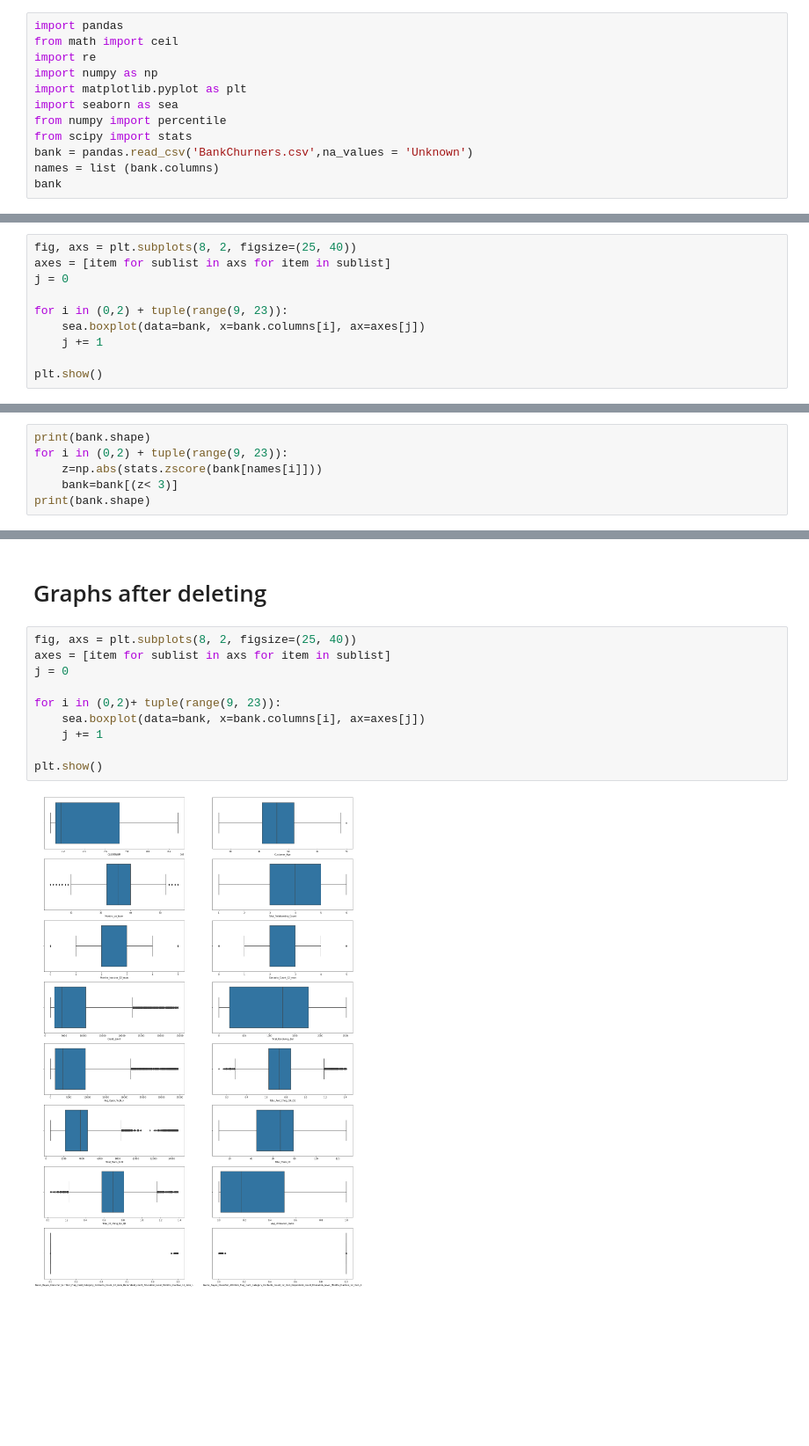
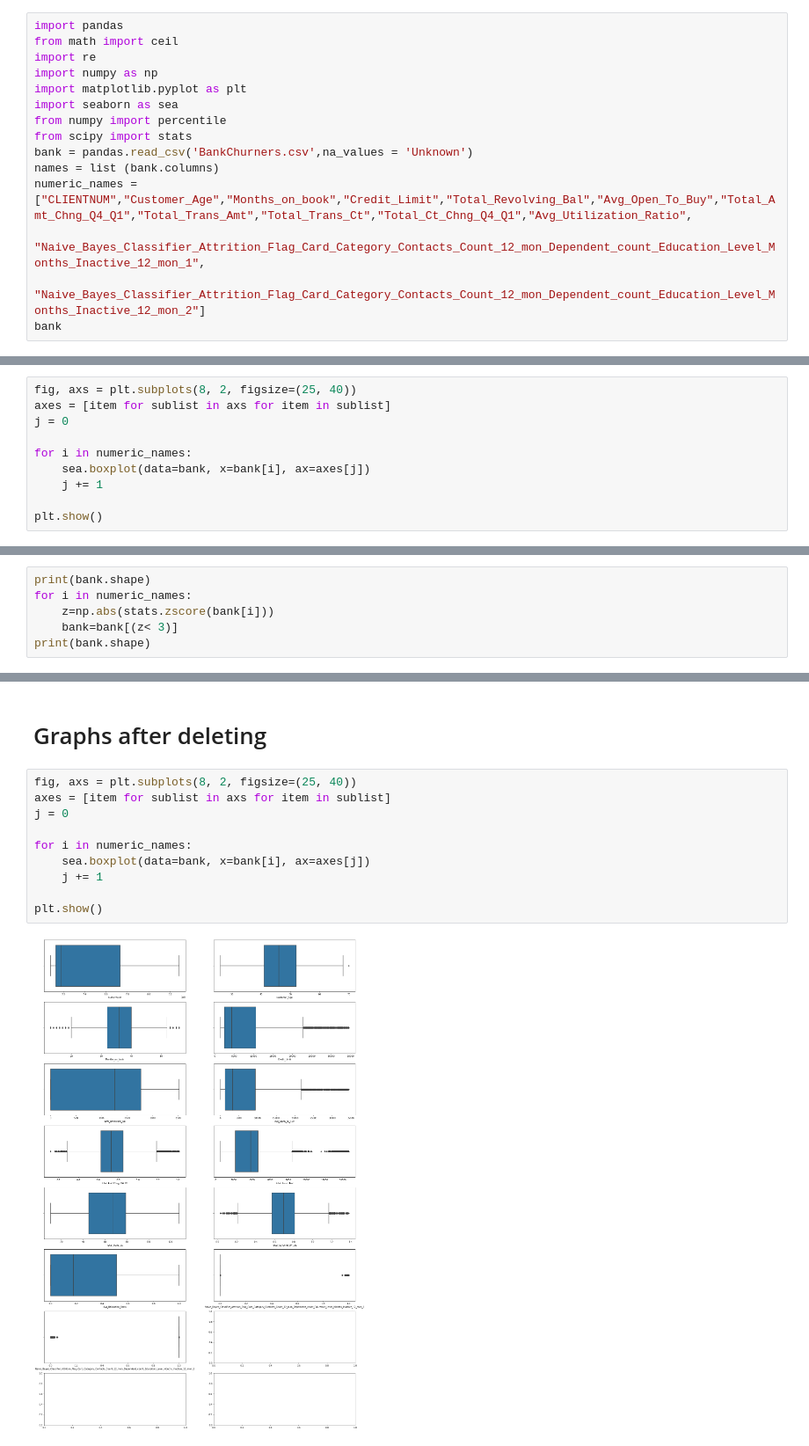
Before and after one commit to rnd4u-org/2021-knu-churn, a Jupyter notebook: Data Pre-Processing.ipynb, the cells around one changed output, grey strips where cells are left out. Shown at 88% size. Saved outputs shown, nothing was run; the diff lists cells and outputs as text; blank space fills up the shorter version.

```diff
--- a/Data Pre-Processing.ipynb
+++ b/Data Pre-Processing.ipynb
@@ -9,6 +9,9 @@ from numpy import percentile
 from scipy import stats
 bank = pandas.read_csv('BankChurners.csv',na_values = 'Unknown')
 names = list (bank.columns)
+numeric_names = ["CLIENTNUM","Customer_Age","Months_on_book","Credit_Limit","Total_Revolving_Bal","Avg_Open_To_Buy","Total_Amt_Chng_Q4_Q1","Total_Trans_Amt","Total_Trans_Ct","Total_Ct_Chng_Q4_Q1","Avg_Utilization_Ratio",
+                 "Naive_Bayes_Classifier_Attrition_Flag_Card_Category_Contacts_Count_12_mon_Dependent_count_Education_Level_Months_Inactive_12_mon_1",
+                 "Naive_Bayes_Classifier_Attrition_Flag_Card_Category_Contacts_Count_12_mon_Dependent_count_Education_Level_Months_Inactive_12_mon_2"]
 bank
 # %% [output]
 |  | CLIENTNUM | Attrition_Flag | Customer_Age | Gender | Dependent_count | Education_Level | Marital_Status | ... |
@@ -169,8 +172,8 @@ fig, axs = plt.subplots(8, 2, figsize=(25, 40))
 axes = [item for sublist in axs for item in sublist]
 j = 0
 
-for i in (0,2) + tuple(range(9, 23)):
-    sea.boxplot(data=bank, x=bank.columns[i], ax=axes[j])
+for i in numeric_names:
+    sea.boxplot(data=bank, x=bank[i], ax=axes[j])
     j += 1
 
 plt.show()
@@ -188,8 +191,8 @@ ax.scatter(bank['Customer_Age'], bank['Customer_Age'])
 # Deleting outliers
 # %%
 print(bank.shape)
-for i in (0,2) + tuple(range(9, 23)):
-    z=np.abs(stats.zscore(bank[names[i]]))
+for i in numeric_names:
+    z=np.abs(stats.zscore(bank[i]))
     bank=bank[(z< 3)]
 print(bank.shape)
 # %% [output]
@@ -208,15 +211,15 @@ ax.scatter(bank['Customer_Age'], bank['Customer_Age'])
 # %%
 fig, axs = plt.subplots(8, 2, figsize=(25, 40))
 axes = [item for sublist in axs for item in sublist]
 j = 0
 
-for i in (0,2)+ tuple(range(9, 23)):
-    sea.boxplot(data=bank, x=bank.columns[i], ax=axes[j])
+for i in numeric_names:
+    sea.boxplot(data=bank, x=bank[i], ax=axes[j])
     j += 1
 
 plt.show()
 # %% [output]
-[figure, old version]
+[figure, new version]
 # %%
 bank = bank[bank.columns]
 
```
Also changed, not shown: parts of 3 cells of this notebook.
